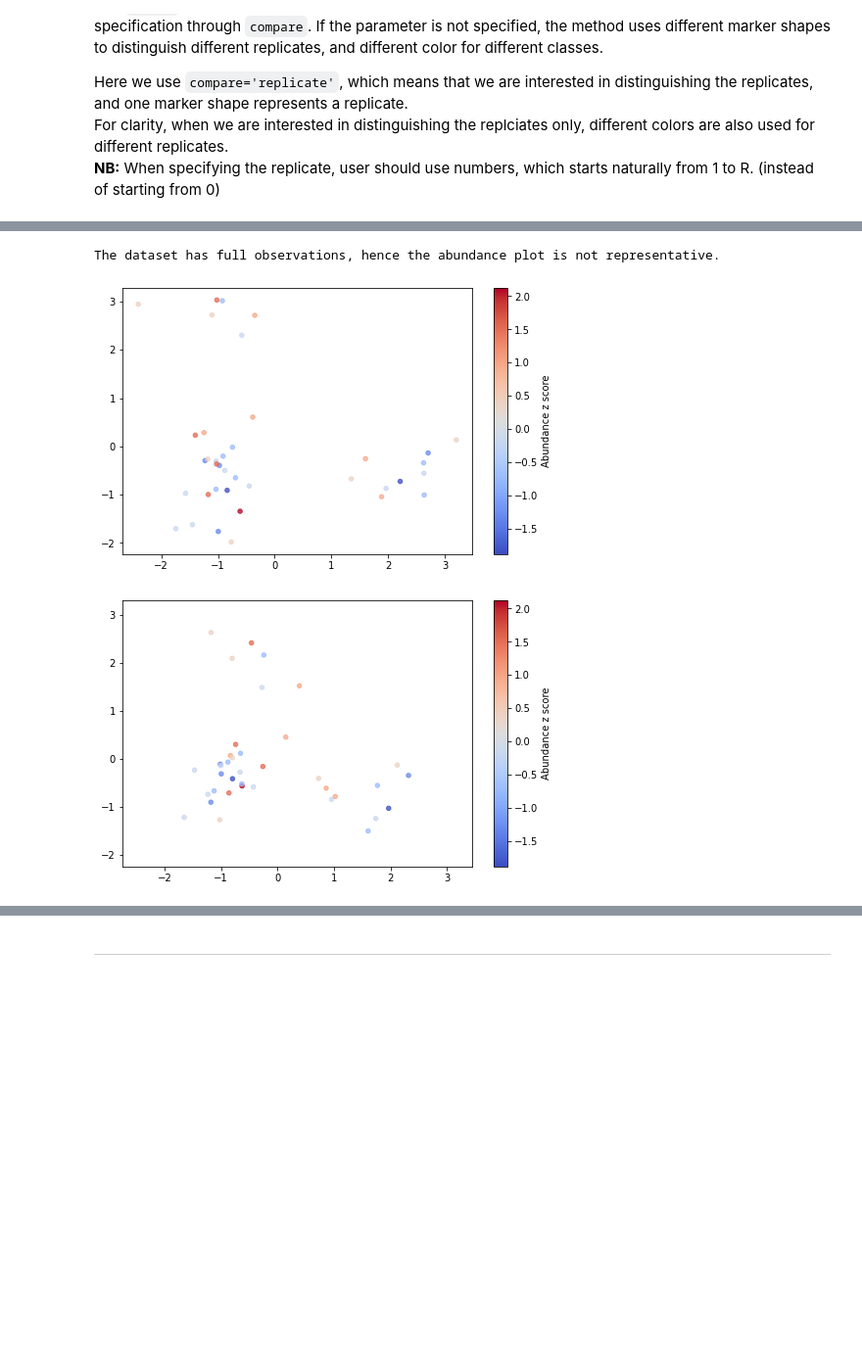
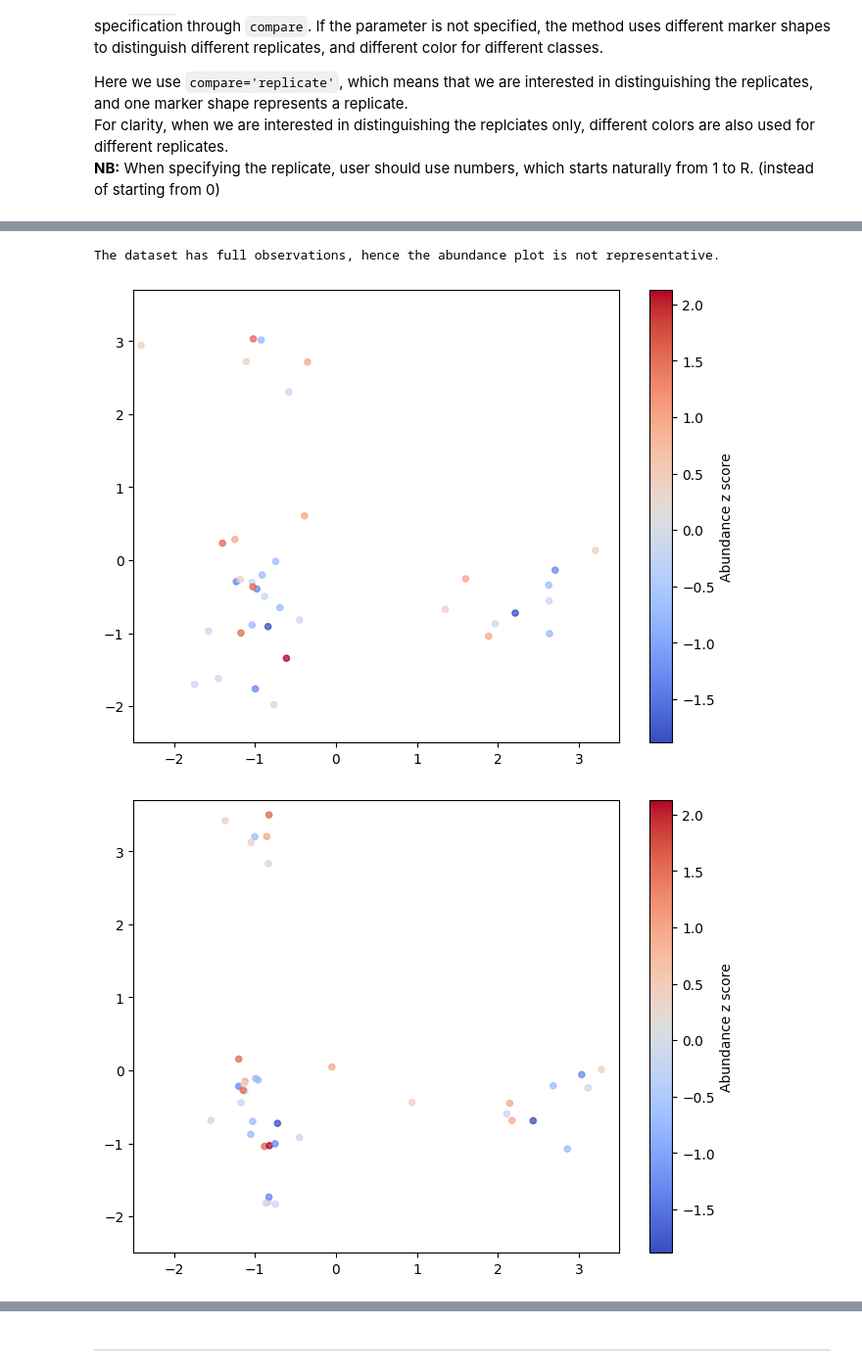
Before and after one commit to wenjie-fan/replicatePPCA, a Jupyter notebook: vignettes/emPPCA examples.ipynb, the cells around one changed output, grey strips where cells are left out. Shown at 98% size. Drawn from its saved outputs; the diff is of its cells as text; code cells hidden in the pictures; blank space fills up the shorter version.

```diff
--- a/vignettes/emPPCA examples.ipynb
+++ b/vignettes/emPPCA examples.ipynb
@@ -31,16 +39,19 @@ np.random.seed(123)
 R = 4
 name_rep = []
 Y = []
+perturb = []
 scale = 3 / (R-1)
 for r in range(R):
-    current_rep = virus + np.random.normal(loc=0.0, scale=scale*r, size=virus.shape) # Add random perturbation
+    perturb.append(np.random.normal(loc=0.0, scale=scale*r, size=virus.shape))
+    current_rep = virus + perturb[r] # Add random perturbation
     mask = np.random.choice([True, False], size=virus.shape, p=[0.2, 0.8]) # Create mask for matrix entries
     current_rep = np.where(mask, np.nan, current_rep) # Set each entry missing at the probability of 20%
     Y.append(current_rep) # Append the current replicate to the list
 
 # Concatenate replicates to standardise together
 Y_concat = np.concatenate(Y)
-Y_concat = StandardScaler().fit_transform(Y_concat)
+scaler_nan = StandardScaler()
+Y_concat = scaler_nan.fit_transform(Y_concat)
 
 # Split replicates back to the required form
 counter = 0
@@ -94,27 +105,27 @@ Below we compare the results from emPPCA and from PCA, both with abundance score
 
 The axes has been set to almost the same. One may see that `emPPCA` is giving a better separation.
 # %%
-# The replicate we would like to compare with PCA
+# The replicate we would like to compare
 rep = 1
 
 # emPPCA, with automatic imputation
-tobomovirus.abundance_plot([1])
+tobomovirus.abundance_plot([rep], lims=[-2.5, 3.5, -2.5, 3.7])
 
-# PCA, with feature mean imputation
-Y_concat = np.concatenate(tobomovirus.Y)
-col_mean = np.nanmean(Y_concat, axis=0)
-nan_row, nan_col = np.where(np.isnan(Y_concat))
-Y_concat[nan_row, nan_col] = np.take(col_mean, nan_col) # NaN entries are taken as the column mean
-PCA_X = PCA(n_components=2).fit_transform(Y_concat)
+# PCA, with K-NN imputation
+Y_imputed = KNNImputer(n_neighbors=3).fit_transform(np.concatenate(Y))
+scaler_pca = StandardScaler()
+Y_imputed_std = scaler_pca.fit_transform(Y_imputed)
+pca = PCA(n_components=2)
+X_pca = pca.fit_transform(Y_imputed_std)
 # Plot with abundance z score
 norm = Normalize(vmin=min(tobomovirus.z_score[rep-1]), vmax=max(tobomovirus.z_score[rep-1]))
 colors = plt.cm.coolwarm(norm(tobomovirus.z_score[rep-1]))
-plt.figure(figsize=(8,5))
-plt.xlim([-2.75,3.45])
-plt.ylim([-2.25,3.3])
-plt.scatter(PCA_X[0:Y[rep-1].shape[0],0], PCA_X[0:Y[rep-1].shape[0],1], c=colors, alpha=0.75, s=20)
+plt.figure(figsize=(8, 6))
+plt.xlim([-2.5, 3.5])
+plt.ylim([-2.5, 3.7])
+plt.scatter(X_pca[38*(rep-1):38*rep, 0], X_pca[38*(rep-1):38*rep, 1], c=colors, alpha=0.75, s=20)
 plt.colorbar(plt.cm.ScalarMappable(norm=norm, cmap='coolwarm'), label='Abundance z score');
 # %% [output]
 The dataset has full observations, hence the abundance plot is not representative.
-[figure, old version]
+[figure, new version]
-[figure, old version]
+[figure, new version]
```
Also changed, not shown: parts of 25 cells of this notebook, 42 other files.
